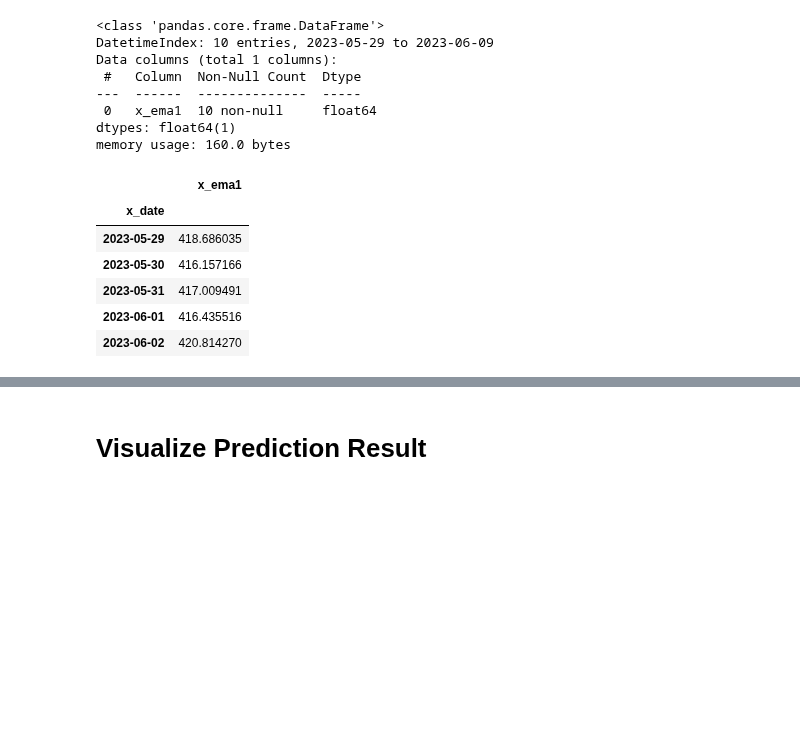
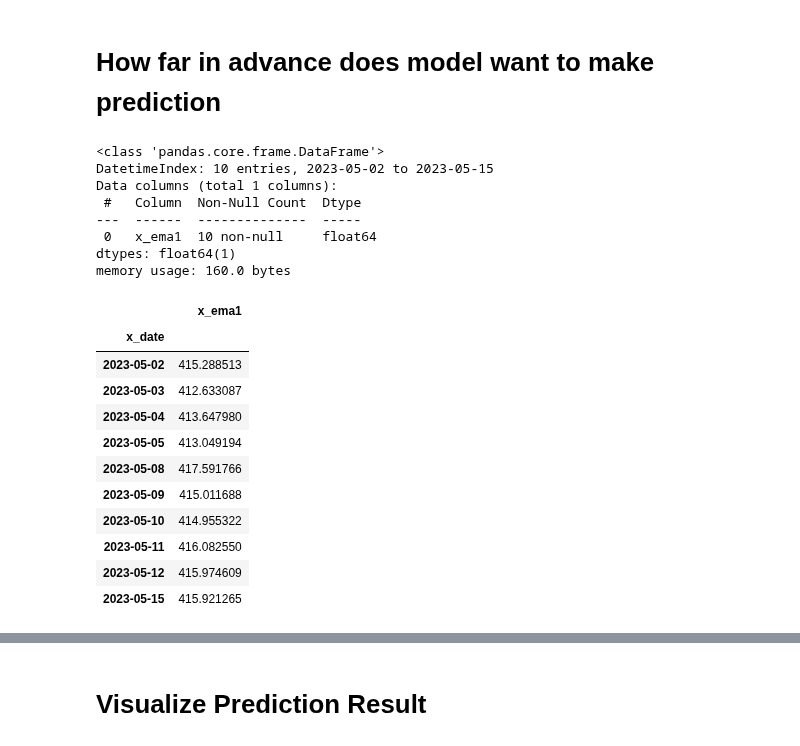
Before and after one commit to technqvi/TimeSeriesML-FinMarket, a Jupyter notebook: forecast-asset/visualize_forecast_ts.ipynb, the cells around one changed output, grey strips where cells are left out. Drawn from its saved outputs; the diff is of its cells as text; code cells hidden in the pictures; blank space fills up the shorter version.

```diff
--- a/forecast-asset/visualize_forecast_ts.ipynb
+++ b/forecast-asset/visualize_forecast_ts.ipynb
@@ -89,29 +97,36 @@ memory usage: 960.0 bytes
+# %% [markdown]
+# How far in advance does model want to  make prediction
 # %%
 sqlOutput=f"""
 select t_pred.output_date as x_date,t_pred.output_value x_ema1
 from  `pongthorn.FinAssetForecast.fin_movement_forecast` t
 cross join unnest(t.prediction_result) t_pred
 where t.prediction_date='{start_date}'
 """
 dfOutput=load_data_bq(sqlOutput)
 output_sequence_length=len(dfOutput)
 dfOutput['x_date']=pd.to_datetime(dfOutput['x_date'],format='%Y-%m-%d')
 dfOutput.set_index('x_date',inplace=True)
 dfOutput.info()
-dfOutput.head()
+dfOutput
 # %% [output]
 <class 'pandas.core.frame.DataFrame'>
-DatetimeIndex: 10 entries, 2023-05-29 to 2023-06-09
+DatetimeIndex: 10 entries, 2023-05-02 to 2023-05-15
 Data columns (total 1 columns):
  #   Column  Non-Null Count  Dtype
 ---  ------  --------------  -----
  0   x_ema1  10 non-null     float64
 dtypes: float64(1)
 memory usage: 160.0 bytes
 |  | x_ema1 |
 | x_date |  |
-| 2023-05-29 | 418.686035 |
-| 2023-05-30 | 416.157166 |
-| 2023-05-31 | 417.009491 |
-| 2023-06-01 | 416.435516 |
-| 2023-06-02 | 420.814270 |
+| 2023-05-02 | 415.288513 |
+| 2023-05-03 | 412.633087 |
+| 2023-05-04 | 413.647980 |
+| 2023-05-05 | 413.049194 |
+| 2023-05-08 | 417.591766 |
+| 2023-05-09 | 415.011688 |
+| 2023-05-10 | 414.955322 |
+| 2023-05-11 | 416.082550 |
+| 2023-05-12 | 415.974609 |
+| 2023-05-15 | 415.921265 |
```
Also changed, not shown: parts of 9 cells of this notebook.
